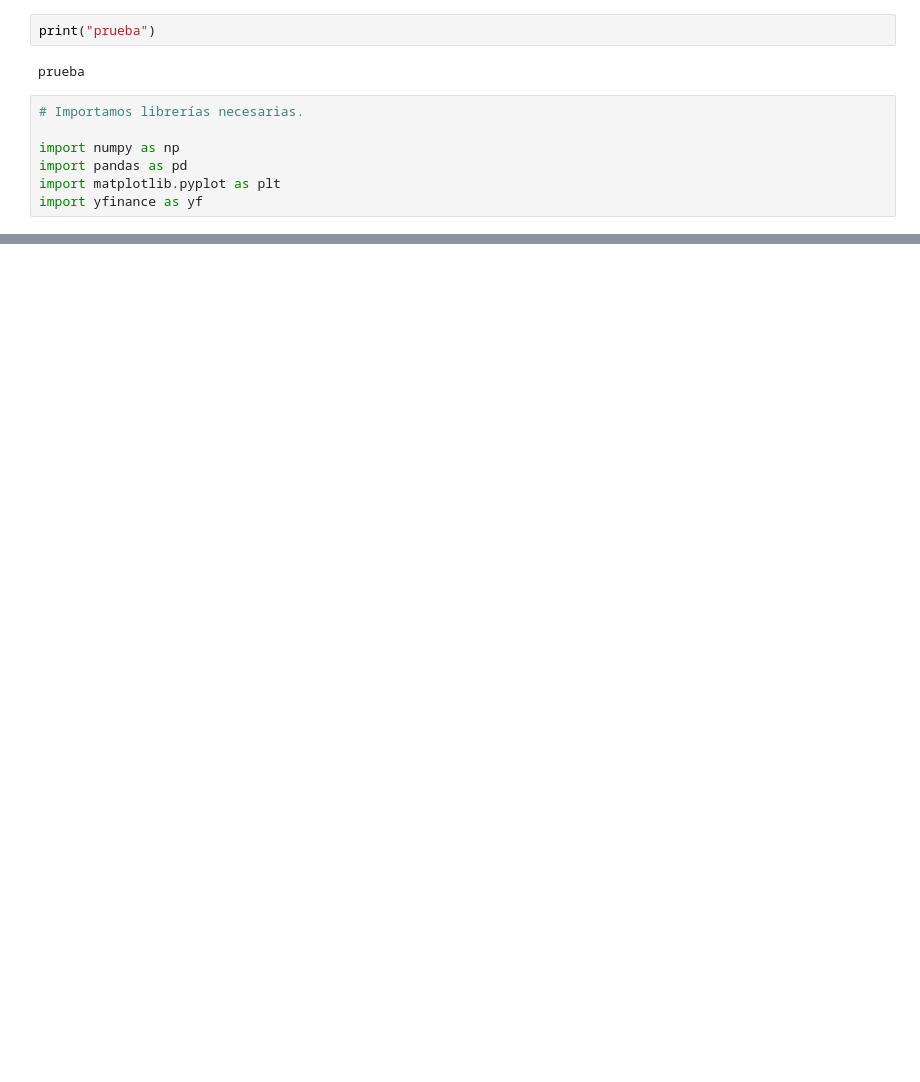
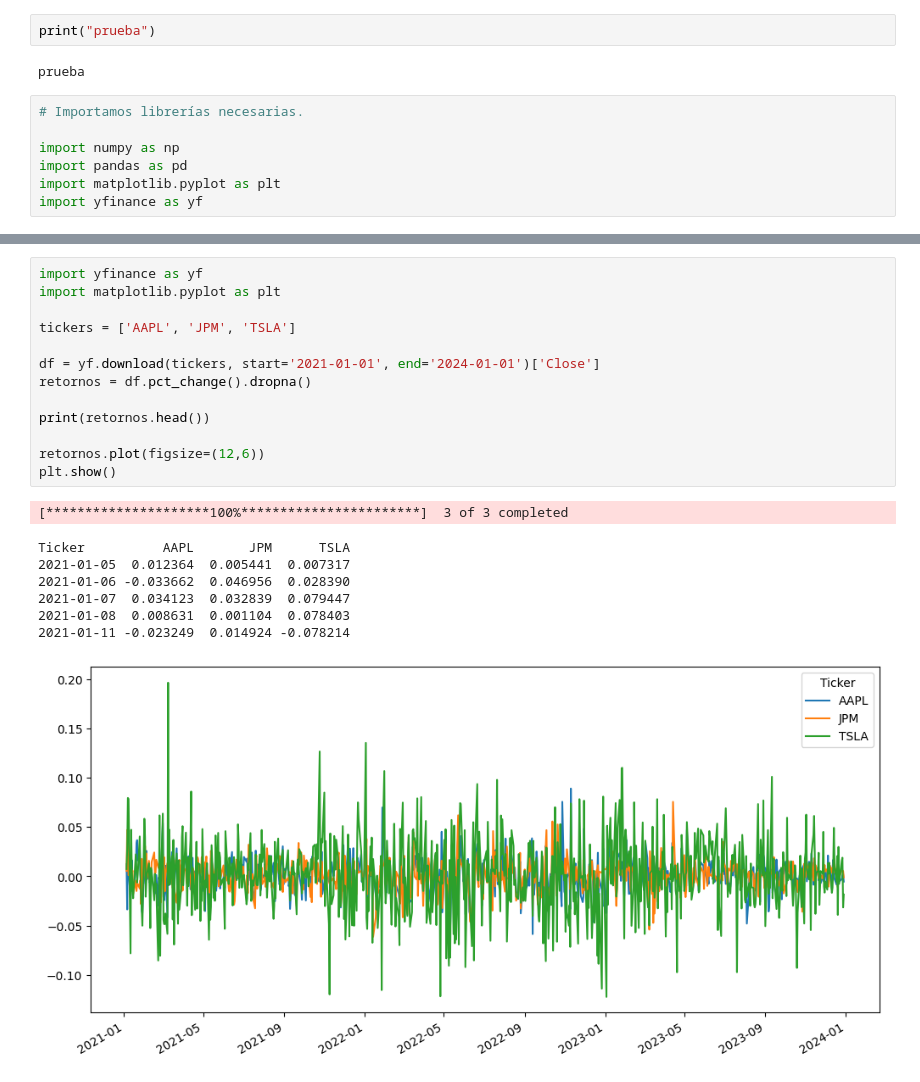
Before and after one commit to acardenas89/ds_finance_cardenas, a Jupyter notebook: notebooks/tarea_2.ipynb, the cells around one changed output, grey strips where cells are left out. Drawn from its saved outputs; the diff is of its cells as text; blank space fills up the shorter version.

```diff
--- a/notebooks/tarea_2.ipynb
+++ b/notebooks/tarea_2.ipynb
@@ -86 +88,23 @@ JPM     0.000644     0.015198   0.134455 -0.061464  0.075510  1.919820
 TSLA    0.000371     0.037030   0.095001 -0.122422  0.196412  1.832181
+# %%
+import yfinance as yf
+import matplotlib.pyplot as plt
+
+tickers = ['AAPL', 'JPM', 'TSLA']
+
+df = yf.download(tickers, start='2021-01-01', end='2024-01-01')['Close']
+retornos = df.pct_change().dropna()
+
+print(retornos.head())
+
+retornos.plot(figsize=(12,6))
+plt.show()
+# %% [output]
+[*********************100%***********************]  3 of 3 completed
+Ticker          AAPL       JPM      TSLA
+2021-01-05  0.012364  0.005441  0.007317
+2021-01-06 -0.033662  0.046956  0.028390
+2021-01-07  0.034123  0.032839  0.079447
+2021-01-08  0.008631  0.001104  0.078403
+2021-01-11 -0.023249  0.014924 -0.078214
+[figure, added]
```
Also changed, not shown: parts of 4 cells of this notebook.
